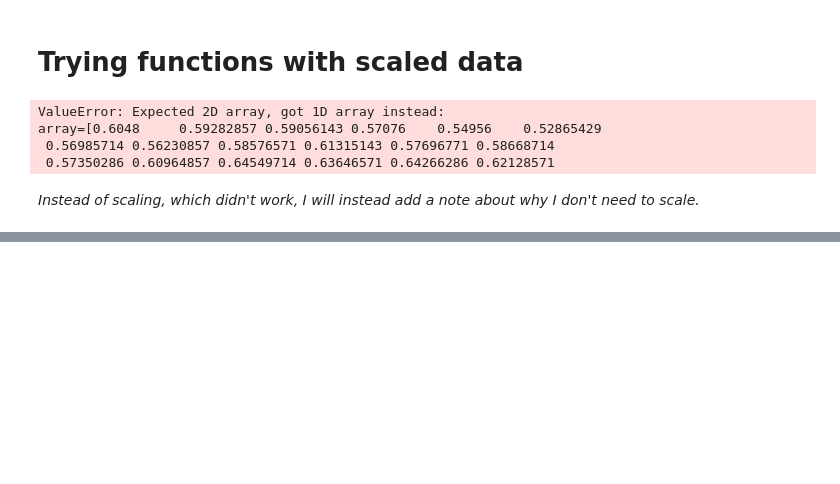
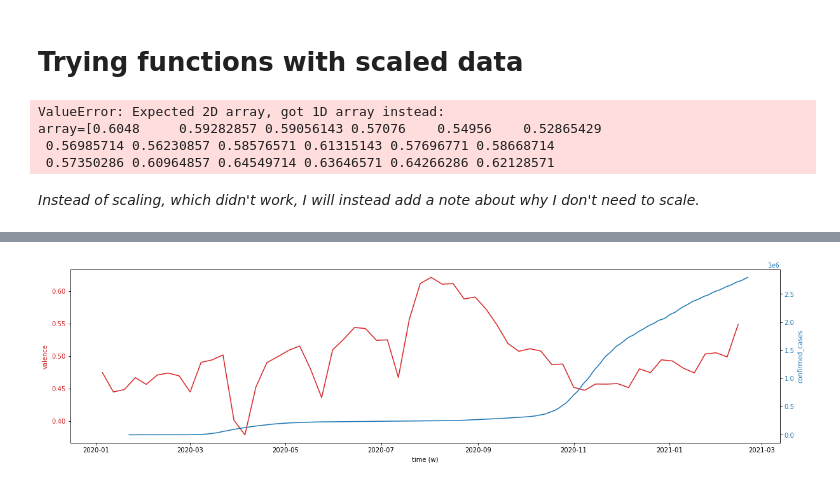
Before and after one commit to EmFib/music_for_the_future, a Jupyter notebook: code/model_benchmarking_2017.ipynb, the cells around one changed output, grey strips where cells are left out. Saved outputs shown, nothing was run; the diff lists cells and outputs as text; code cells hidden in the pictures; blank space fills up the shorter version.

```diff
--- a/code/model_benchmarking_2017.ipynb
+++ b/code/model_benchmarking_2017.ipynb
@@ -1035,0 +1081,3 @@ _Instead of scaling, which didn't work, I will instead add a note about why I do
+# %%
+covid_italy.drop(['Province/State', 'Country/Region', 'Lat', 'Long'], axis=0, inplace=True)
+covid_italy.head()
@@ -1035,0 +1095,2 @@ _Instead of scaling, which didn't work, I will instead add a note about why I do
+# %%
+covid_italy.index = pd.to_datetime(covid_italy.index)
@@ -1035,0 +1101,3 @@ _Instead of scaling, which didn't work, I will instead add a note about why I do
+# %%
+covid_italy.rename(columns={152:'num_confirmed'}, inplace=True)
+covid_italy.head(3)
@@ -1035,0 +1141,3 @@ _Instead of scaling, which didn't work, I will instead add a note about why I do
+# %%
+data1 =  rw_italy_20['valence']
+data2 =  covid_italy['num_confirmed']
@@ -1035,0 +1146,17 @@ _Instead of scaling, which didn't work, I will instead add a note about why I do
+# %%
+fig, ax1 = plt.subplots(figsize=(20,5))
+
+color = 'tab:red'
+ax1.set_xlabel('time (w)')
+ax1.set_ylabel('valence', color=color)
+ax1.plot(data1, color=color)
+ax1.tick_params(axis='y', labelcolor=color)
+
+ax2 = ax1.twinx()
+
+color = 'tab:blue'
+ax2.set_ylabel('confirmed_cases', color=color)
+ax2.plot(data2, color=color)
+ax2.tick_params(axis='y', labelcolor=color)
+# %% [output]
+[figure, added]
```
Also changed, not shown: parts of 25 cells of this notebook, 22 other files.
